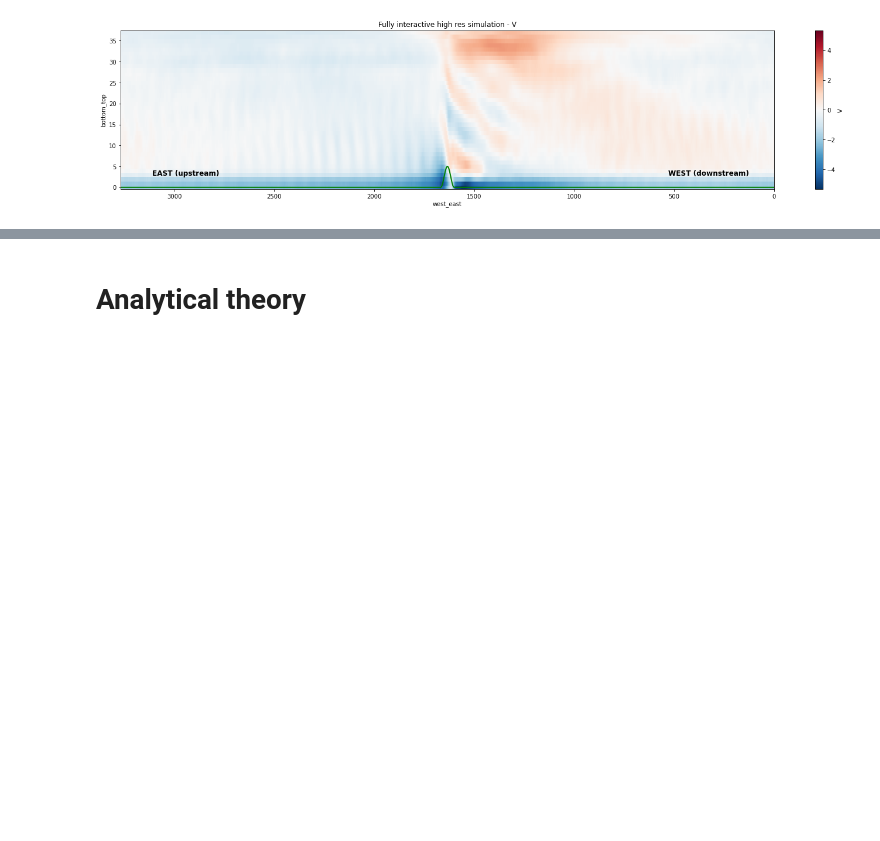
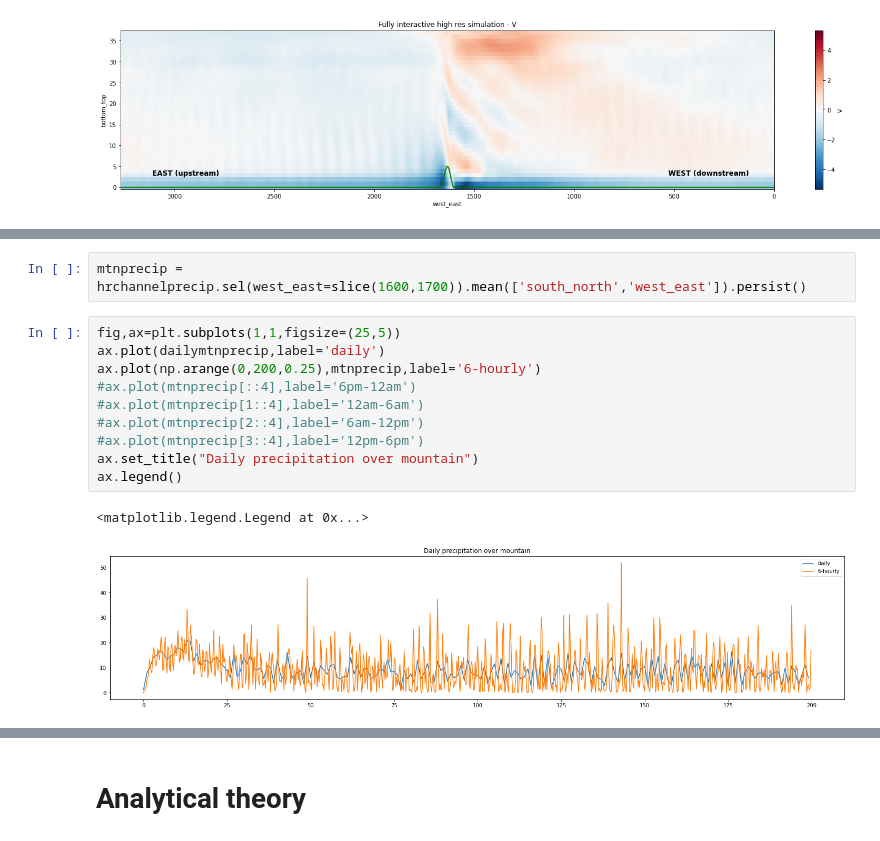
Before and after one commit to qnicolas/orographicPrecipitation, a Jupyter notebook: wrfProcessing/wrf_hrchannel.ipynb, the cells around one changed output, grey strips where cells are left out. Cells and saved outputs as stored; diff of their text form; blank space fills up the shorter version.

```diff
--- a/wrfProcessing/wrf_hrchannel.ipynb
+++ b/wrfProcessing/wrf_hrchannel.ipynb
@@ -531,0 +540,15 @@ Text(0.5, 1.0, 'Fully interactive high res simulation - V')
+# %%
+mtnprecip = hrchannelprecip.sel(west_east=slice(1600,1700)).mean(['south_north','west_east']).persist()
+# %%
+fig,ax=plt.subplots(1,1,figsize=(25,5))
+ax.plot(dailymtnprecip,label='daily')
+ax.plot(np.arange(0,200,0.25),mtnprecip,label='6-hourly')
+#ax.plot(mtnprecip[::4],label='6pm-12am')
+#ax.plot(mtnprecip[1::4],label='12am-6am')
+#ax.plot(mtnprecip[2::4],label='6am-12pm')
+#ax.plot(mtnprecip[3::4],label='12pm-6pm')
+ax.set_title("Daily precipitation over mountain")
+ax.legend()
+# %% [output]
+<matplotlib.legend.Legend at 0x...>
+[figure, added]
```
Also changed, not shown: parts of 100 cells of this notebook, 7 other files.
